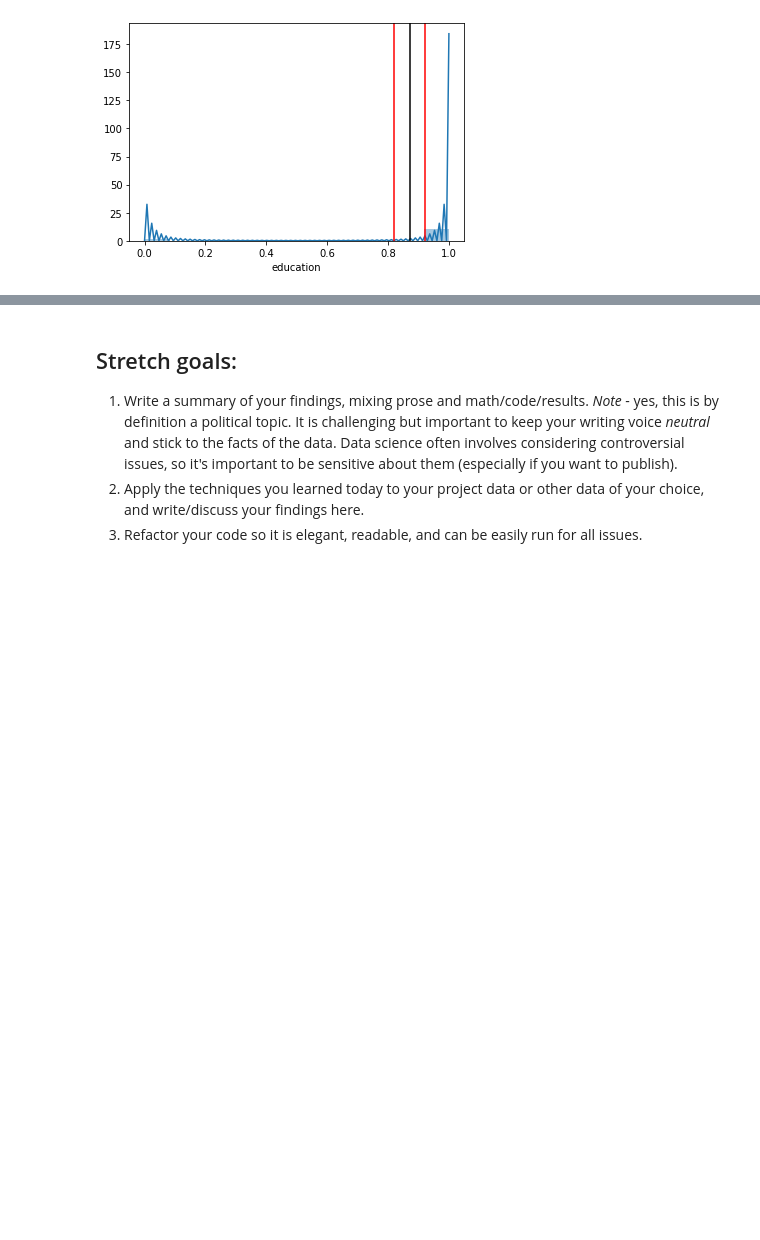
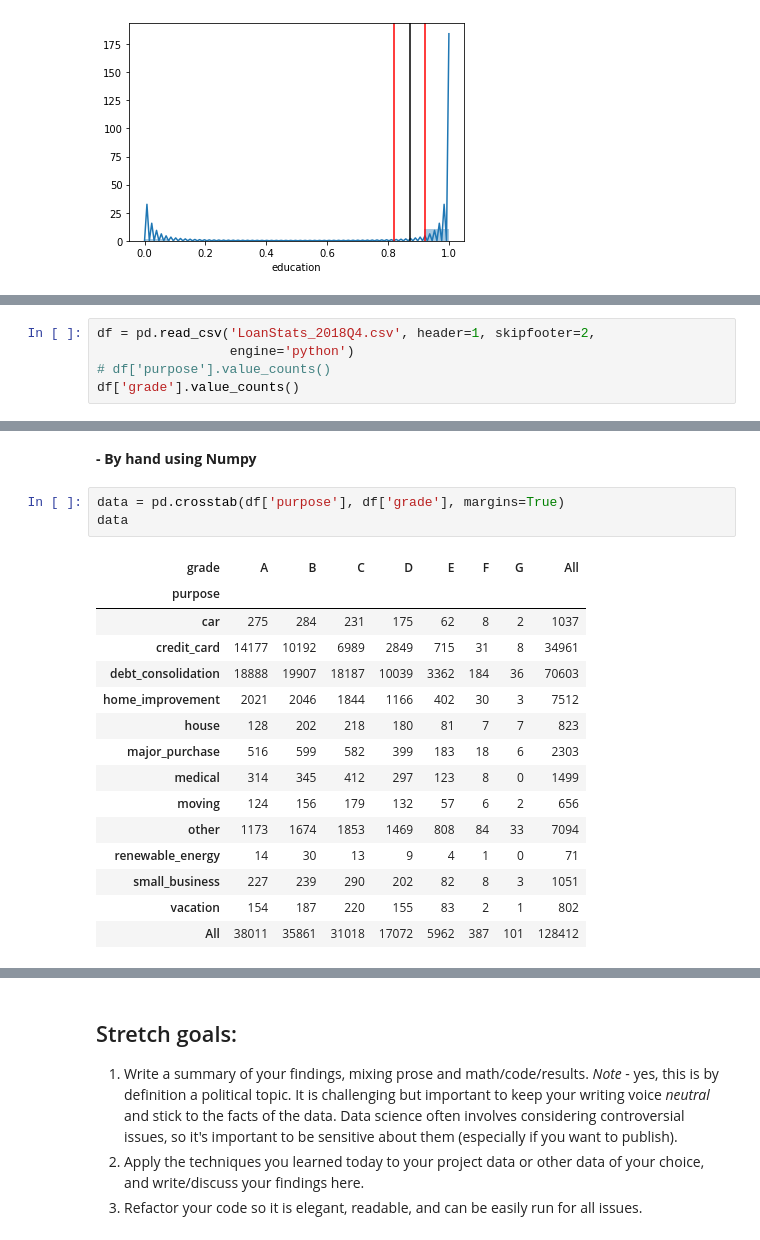
Before and after one commit to bloominstituteoftechnology/DS-Unit-1-Sprint-2-Statistics, a Jupyter notebook: module2/LS_DS_122_Sampling_Confidence_Intervals_and_Hypothesis_Testing_Assignment.ipynb, the cells around one changed output, grey strips where cells are left out. Drawn from its saved outputs; the diff is of its cells as text; blank space fills up the shorter version.

```diff
--- a/module2/LS_DS_122_Sampling_Confidence_Intervals_and_Hypothesis_Testing_Assignment.ipynb
+++ b/module2/LS_DS_122_Sampling_Confidence_Intervals_and_Hypothesis_Testing_Assignment.ipynb
@@ -123,0 +137,5 @@ plt.axvline(x=CI[0], color='k');
+# %%
+df = pd.read_csv('LoanStats_2018Q4.csv', header=1, skipfooter=2,
+                 engine='python')
+# df['purpose'].value_counts()
+df['grade'].value_counts()
@@ -123,0 +151,21 @@ plt.axvline(x=CI[0], color='k');
+# %% [markdown]
+**- By hand using Numpy**
+# %%
+data = pd.crosstab(df['purpose'], df['grade'], margins=True)
+data
+# %% [output]
+| grade | A | B | C | D | E | F | G | All |
+| purpose |  |  |  |  |  |  |  |  |
+| car | 275 | 284 | 231 | 175 | 62 | 8 | 2 | 1037 |
+| credit_card | 14177 | 10192 | 6989 | 2849 | 715 | 31 | 8 | 34961 |
+| debt_consolidation | 18888 | 19907 | 18187 | 10039 | 3362 | 184 | 36 | 70603 |
+| home_improvement | 2021 | 2046 | 1844 | 1166 | 402 | 30 | 3 | 7512 |
+| house | 128 | 202 | 218 | 180 | 81 | 7 | 7 | 823 |
+| major_purchase | 516 | 599 | 582 | 399 | 183 | 18 | 6 | 2303 |
+| medical | 314 | 345 | 412 | 297 | 123 | 8 | 0 | 1499 |
+| moving | 124 | 156 | 179 | 132 | 57 | 6 | 2 | 656 |
+| other | 1173 | 1674 | 1853 | 1469 | 808 | 84 | 33 | 7094 |
+| renewable_energy | 14 | 30 | 13 | 9 | 4 | 1 | 0 | 71 |
+| small_business | 227 | 239 | 290 | 202 | 82 | 8 | 3 | 1051 |
+| vacation | 154 | 187 | 220 | 155 | 83 | 2 | 1 | 802 |
+| All | 38011 | 35861 | 31018 | 17072 | 5962 | 387 | 101 | 128412 |
```
Also changed, not shown: parts of 9 cells of this notebook.
